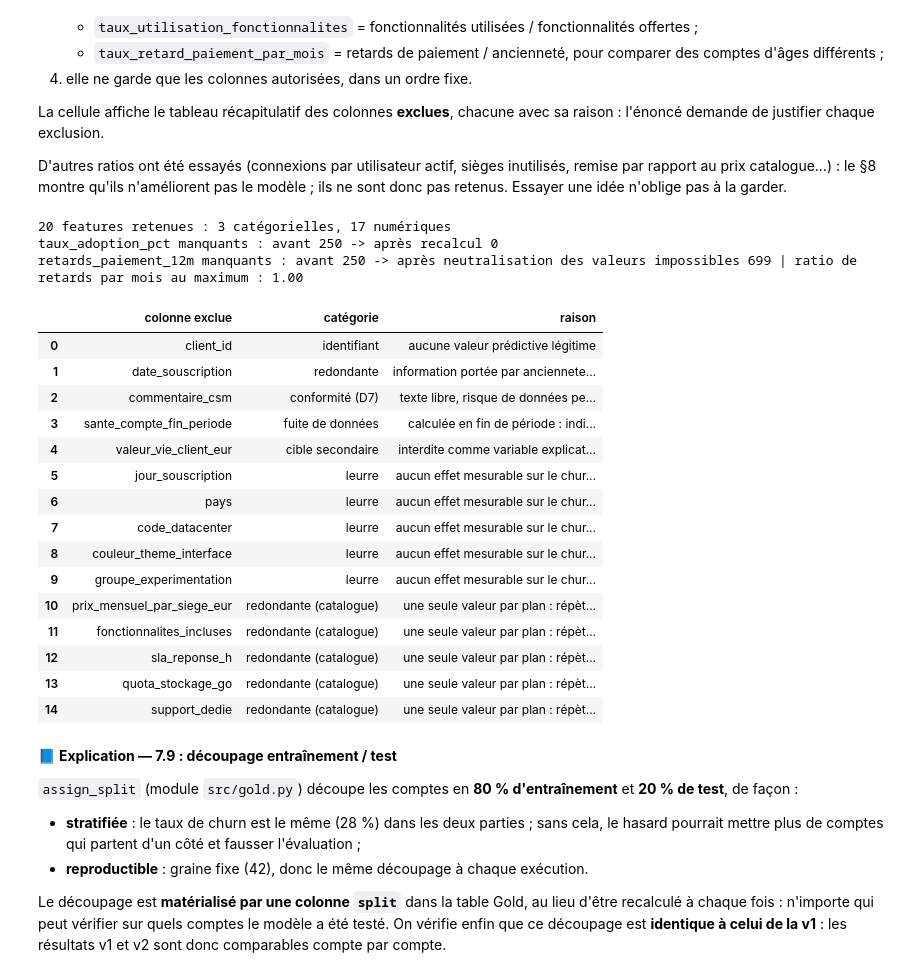
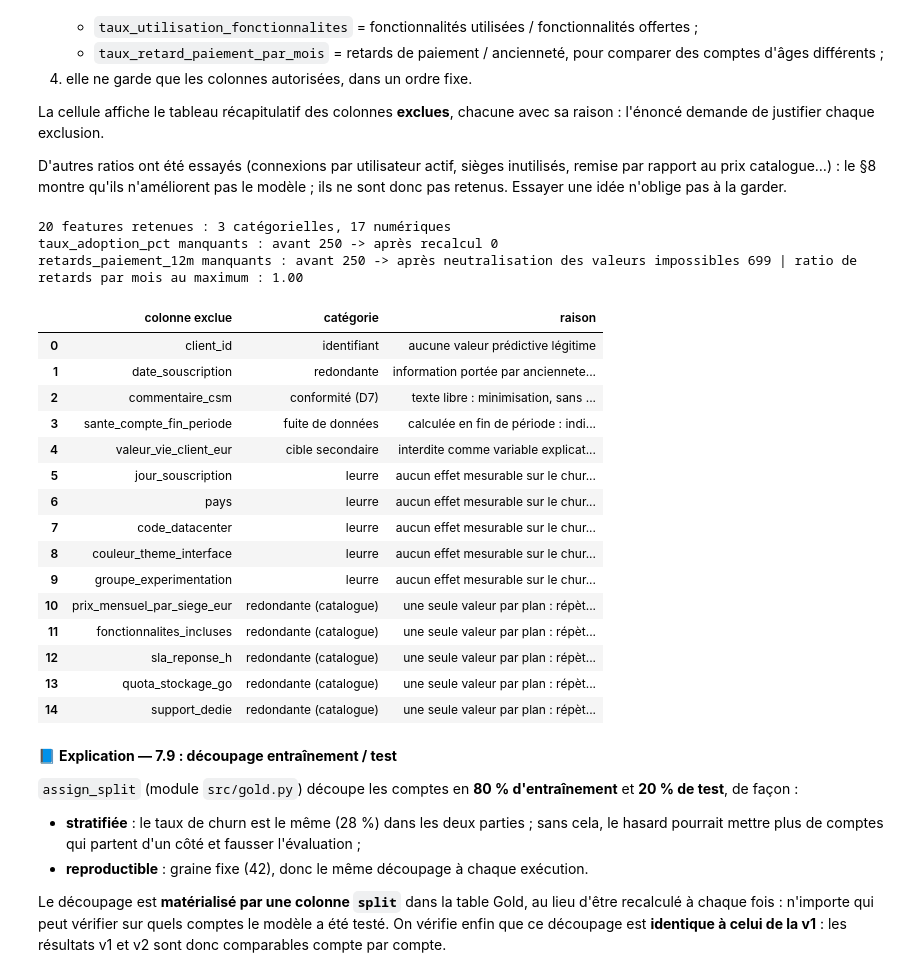
Before and after one commit to guillaumesaidani-coder/churn_saas, a Jupyter notebook: reports/notebooks/notebook_certifiant_churn_saas.ipynb, the cells around one changed output. Cells and saved outputs as stored; diff of their text form; code cells hidden in the pictures.

```diff
--- a/reports/notebooks/notebook_certifiant_churn_saas.ipynb
+++ b/reports/notebooks/notebook_certifiant_churn_saas.ipynb
@@ -1854,34 +1912,34 @@ donc pas retenus. Essayer une idée n'oblige pas à la garder.
 # %%
 from src.features import (CATEGORIELLES_V2, FEATURES_V2, LEURRES, NUMERIQUES_V2,
                           REDONDANTES_CATALOGUE, construire_features_v2)
 
 features = construire_features_v2(silver)
 print(f"{len(FEATURES_V2)} features retenues : {len(CATEGORIELLES_V2)} catégorielles, {len(NUMERIQUES_V2)} numériques")
 print("taux_adoption_pct manquants : avant", int(silver["taux_adoption_pct"].isna().sum()),
       "-> après recalcul", int(features["taux_adoption_pct"].isna().sum()))
 print("retards_paiement_12m manquants : avant", int(silver["retards_paiement_12m"].isna().sum()),
       "-> après neutralisation des valeurs impossibles", int(features["retards_paiement_12m"].isna().sum()),
       f"| ratio de retards par mois au maximum : {features['taux_retard_paiement_par_mois'].max():.2f}")
 
 exclusions = pd.DataFrame(
     [("client_id", "identifiant", "aucune valeur prédictive légitime")]
     + [("date_souscription", "redondante", "information portée par anciennete_mois")]
-    + [("commentaire_csm", "conformité (D7)", "texte libre, risque de données personnelles")]
+    + [("commentaire_csm", "conformité (D7)", "texte libre : minimisation, sans apport au modèle (§8.4)")]
     + [("sante_compte_fin_periode", "fuite de données", "calculée en fin de période : indisponible au scoring (AUC 0,999)")]
     + [("valeur_vie_client_eur", "cible secondaire", "interdite comme variable explicative du churn (énoncé §3.2)")]
     + [(c, "leurre", "aucun effet mesurable sur le churn (§6)") for c in LEURRES]
     + [(c, "redondante (catalogue)", "une seule valeur par plan : répète l'information de plan") for c in REDONDANTES_CATALOGUE],
     columns=["colonne exclue", "catégorie", "raison"],
 )
 display(exclusions)
 # %% [output]
 20 features retenues : 3 catégorielles, 17 numériques
 taux_adoption_pct manquants : avant 250 -> après recalcul 0
 retards_paiement_12m manquants : avant 250 -> après neutralisation des valeurs impossibles 699 | ratio de retards par mois au maximum : 1.00
 |  | colonne exclue | catégorie | raison |
 | 0 | client_id | identifiant | aucune valeur prédictive légitime |
 | 1 | date_souscription | redondante | information portée par anciennete... |
-| 2 | commentaire_csm | conformité (D7) | texte libre, risque de données pe... |
+| 2 | commentaire_csm | conformité (D7) | texte libre : minimisation, sans ... |
 | 3 | sante_compte_fin_periode | fuite de données | calculée en fin de période : indi... |
 | 4 | valeur_vie_client_eur | cible secondaire | interdite comme variable explicat... |
 | 5 | jour_souscription | leurre | aucun effet mesurable sur le chur... |
```
Also changed, not shown: parts of 50 cells of this notebook, 5 other files.
